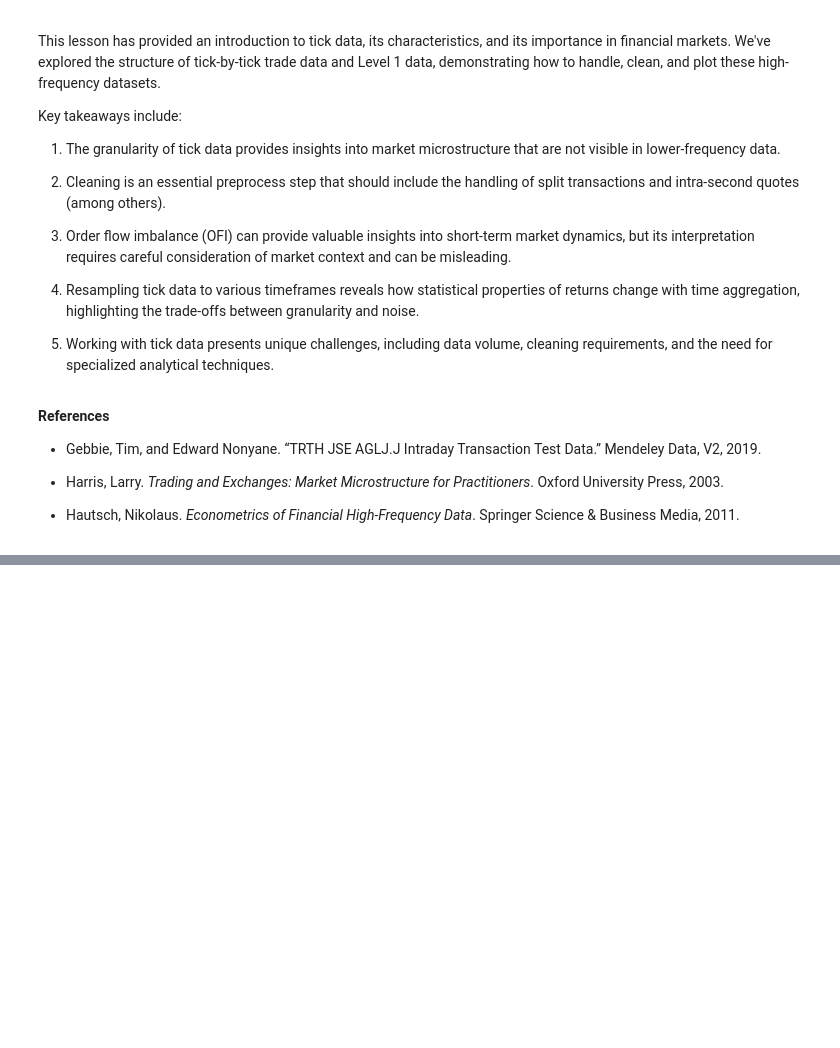
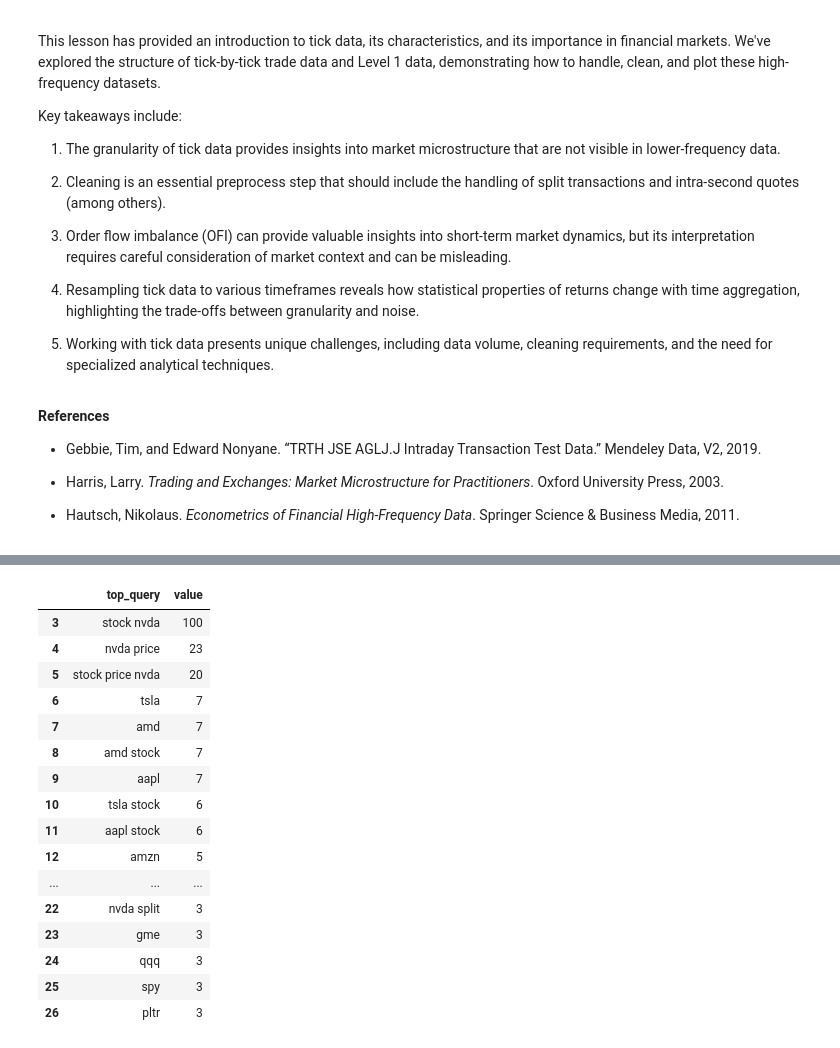
Before and after one commit to sheldcoop/QuantPrep, a Jupyter notebook: Finanical_Data_WQU.ipynb, the cells around one changed output, grey strips where cells are left out. Saved outputs shown, nothing was run; the diff lists cells and outputs as text; code cells hidden in the pictures; blank space fills up the shorter version.

```diff
--- a/Finanical_Data_WQU.ipynb
+++ b/Finanical_Data_WQU.ipynb
@@ -4075,0 +5358,37 @@ Key takeaways include:
+# %%
+# Read the CSV file, specifying the python engine to avoid the warning
+df = pd.read_csv('NVDA-relatedQueries.csv', header=None, delimiter='\\t', engine='python')
+
+# Find the start and end rows for each section
+top_start = df[df.iloc[:, 0] == 'TOP'].index[0] + 1
+top_end = df[df.iloc[:, 0] == 'RISING'].index[0] - 1
+rising_start = df[df.iloc[:, 0] == 'RISING'].index[0] + 1
+rising_end = df.shape[0]  # End of the DataFrame
+# %%
+# Extract top queries
+queries_top = df.iloc[top_start:top_end].copy()
+queries_top = queries_top.rename(columns={queries_top.columns[0]: 'top_queries'})
+
+# Split the 'top_queries' column and convert 'value' to numeric
+queries_top[['top_query', 'value']] = queries_top['top_queries'].str.split(',', expand=True)
+queries_top = queries_top[['top_query', 'value']]
+queries_top.loc[:, 'value'] = pd.to_numeric(queries_top['value'])
+queries_top
+# %% [output]
+|  | top_query | value |
+| 3 | stock nvda | 100 |
+| 4 | nvda price | 23 |
+| 5 | stock price nvda | 20 |
+| 6 | tsla | 7 |
+| 7 | amd | 7 |
+| 8 | amd stock | 7 |
+| 9 | aapl | 7 |
+| 10 | tsla stock | 6 |
+| 11 | aapl stock | 6 |
+| 12 | amzn | 5 |
+| ... | ... | ... |
+| 22 | nvda split | 3 |
+| 23 | gme | 3 |
+| 24 | qqq | 3 |
+| 25 | spy | 3 |
+| 26 | pltr | 3 |
```
Also changed, not shown: parts of 107 cells of this notebook.
